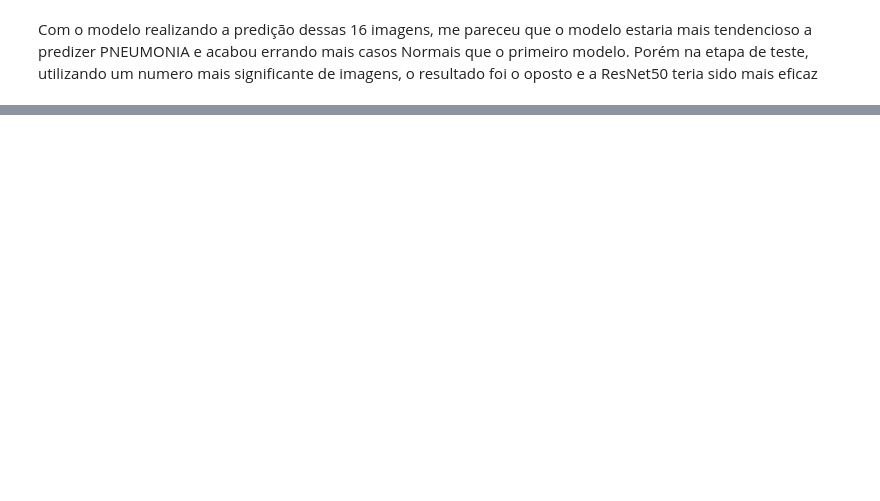
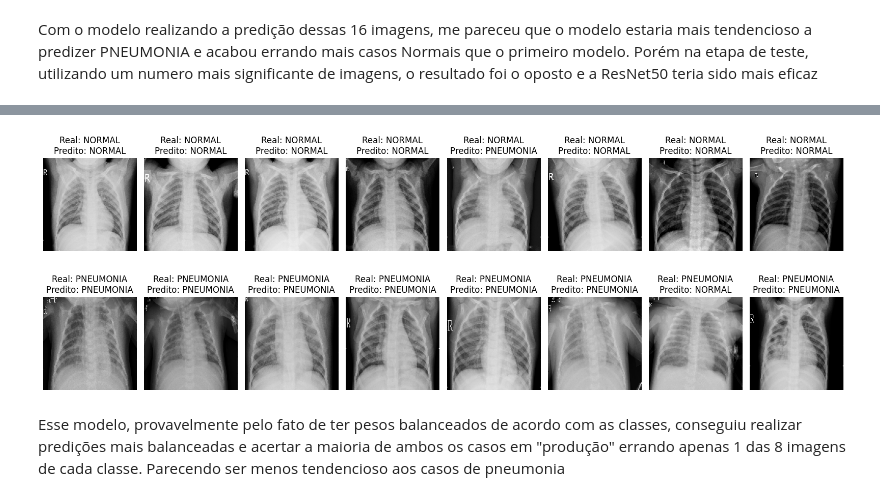
Before and after one commit to IgorEisenlohr/MVP-sprint-2, a Jupyter notebook: MVP_sprint_2_Deep_Learning.ipynb, the cells around one changed output, grey strips where cells are left out. Drawn from its saved outputs; the diff is of its cells as text; code cells hidden in the pictures; blank space fills up the shorter version.

```diff
--- a/MVP_sprint_2_Deep_Learning.ipynb
+++ b/MVP_sprint_2_Deep_Learning.ipynb
@@ -585,0 +627,4 @@ Com o modelo realizando a predição dessas 16 imagens, me pareceu que o modelo
+# %%
+train_pneumonia_count = len(train_pneumonia_files)
+train_normal_count = len(train_normal_files)
+total_train = train_pneumonia_count + train_normal_count
@@ -585,0 +717,3 @@ Com o modelo realizando a predição dessas 16 imagens, me pareceu que o modelo
+# %%
+# Salvando o modelo
+model_b.load_weights('melhor_modelo_2.h5')
@@ -585,0 +788,13 @@ Com o modelo realizando a predição dessas 16 imagens, me pareceu que o modelo
+# %%
+true_labels = test_generator.flow_from_directory(val_dir,
+                                               target_size=(shape,shape),
+                                               batch_size=1,
+                                               class_mode='binary',
+                                               color_mode='grayscale',
+                                               shuffle=False)
+
+model_b.evaluate(true_labels)
+
+pred_labels = model_b.predict(true_labels)
+pred_labels[pred_labels<=0.5] = 0
+pred_labels[pred_labels>0.5] = 1
@@ -585,0 +805,33 @@ Com o modelo realizando a predição dessas 16 imagens, me pareceu que o modelo
+# %%
+# Obter as previsões para as imagens de teste
+predictions = pred_labels
+
+# Obter as classes reais das imagens de teste
+true_classes = true_labels.classes
+
+# Obter os rótulos das classes (por exemplo, 'PNEUMONIA' e 'NORMAL')
+class_labels = list(true_labels.class_indices.keys())
+
+# Plotar as imagens com os rótulos
+fig, axs = plt.subplots(2, 8, figsize=(16, 6))
+axs = axs.ravel()
+
+for i in range(len(true_classes)):
+    # Carregar a imagem do diretorio val
+    image = array_to_img(true_labels[i][0][0])
+
+    # Obter o valor real da classe e o valor predito
+    true_class = class_labels[true_classes[i]]
+    predicted_class = class_labels[int(predictions[i] > 0.5)]
+
+    # Plotar a imagem
+    axs[i].imshow(image, cmap='gray')
+    axs[i].axis('off')
+    axs[i].set_title(f'Real: {true_class}\nPredito: {predicted_class}')
+
+plt.tight_layout()
+plt.show()
+# %% [output]
+[figure, added]
+# %% [markdown]
+Esse modelo, provavelmente pelo fato de ter pesos balanceados de acordo com as classes, conseguiu realizar predições mais balanceadas e acertar a maioria de ambos os casos em "produção" errando apenas 1 das 8 imagens de cada classe. Parecendo ser menos tendencioso aos casos de pneumonia
```
Also changed, not shown: parts of 32 cells of this notebook.
